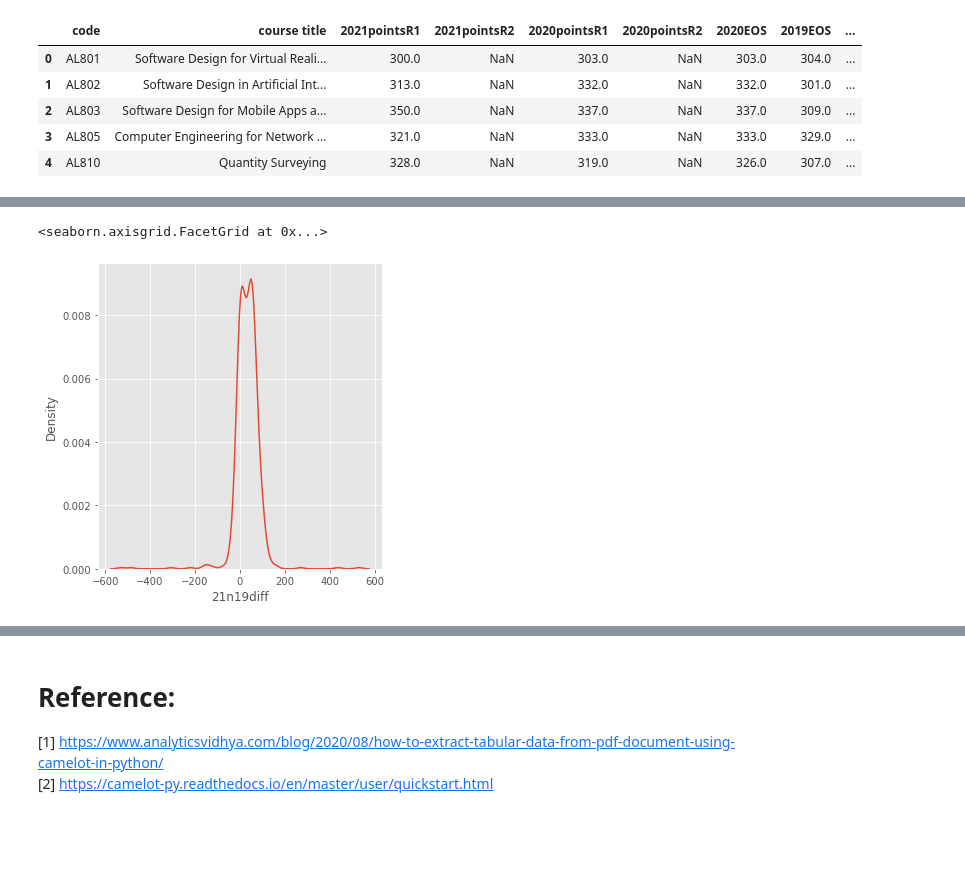
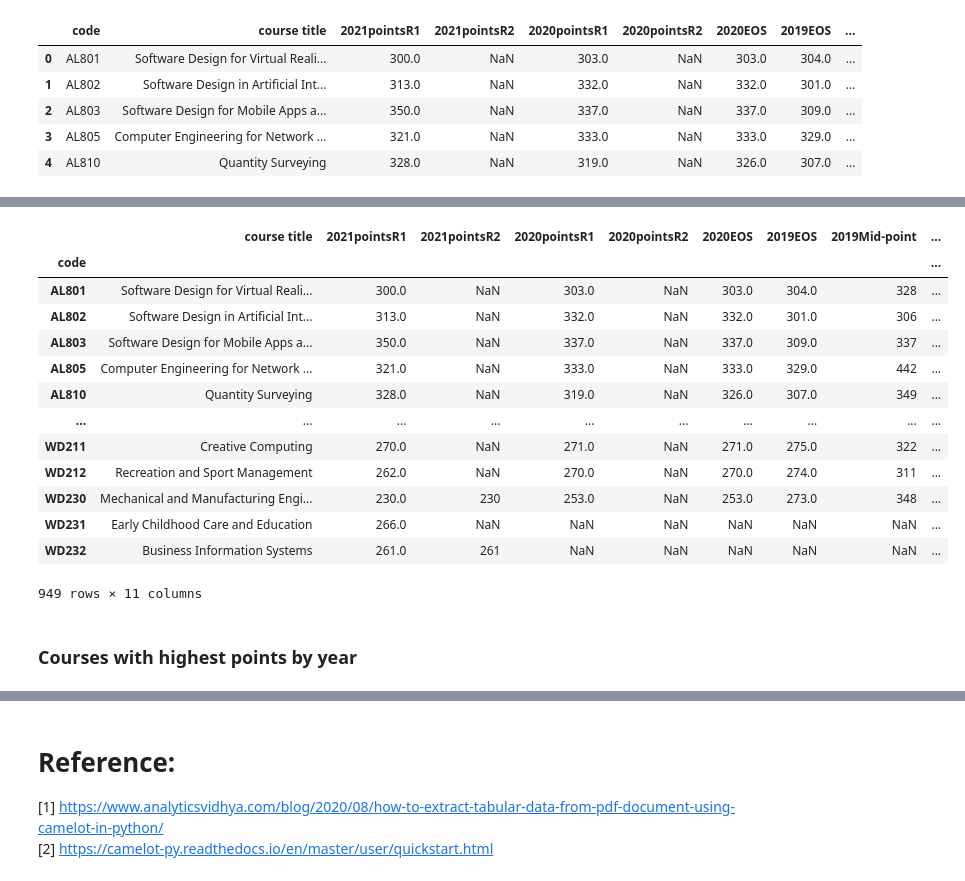
Before and after one commit to HazelIP/Fundamental_DA, a Jupyter notebook: CAO/cao.ipynb, the cells around one changed output, grey strips where cells are left out. Saved outputs shown, nothing was run; the diff lists cells and outputs as text; code cells hidden in the pictures; blank space fills up the shorter version.

```diff
--- a/CAO/cao.ipynb
+++ b/CAO/cao.ipynb
@@ -683,6 +709,0 @@ plt.show()
-# %%
-# rise in points in histogram
-sns.displot(data=courses_3yrs, x=courses_3yrs['21n19diff'], kind="kde")
-# %% [output]
-<seaborn.axisgrid.FacetGrid at 0x...>
-[figure, removed]
@@ -688,0 +712,19 @@ sns.displot(data=courses_3yrs, x=courses_3yrs['21n19diff'], kind="kde")
+# %%
+courses_3yrs.set_index("code")
+# %% [output]
+|  | course title | 2021pointsR1 | 2021pointsR2 | 2020pointsR1 | 2020pointsR2 | 2020EOS | 2019EOS | 2019Mid-point | ... |
+| code |  |  |  |  |  |  |  |  | ... |
+| AL801 | Software Design for Virtual Reali... | 300.0 | NaN | 303.0 | NaN | 303.0 | 304.0 | 328 | ... |
+| AL802 | Software Design in Artificial Int... | 313.0 | NaN | 332.0 | NaN | 332.0 | 301.0 | 306 | ... |
+| AL803 | Software Design for Mobile Apps a... | 350.0 | NaN | 337.0 | NaN | 337.0 | 309.0 | 337 | ... |
+| AL805 | Computer Engineering for Network ... | 321.0 | NaN | 333.0 | NaN | 333.0 | 329.0 | 442 | ... |
+| AL810 | Quantity Surveying | 328.0 | NaN | 319.0 | NaN | 326.0 | 307.0 | 349 | ... |
+| ... | ... | ... | ... | ... | ... | ... | ... | ... | ... |
+| WD211 | Creative Computing | 270.0 | NaN | 271.0 | NaN | 271.0 | 275.0 | 322 | ... |
+| WD212 | Recreation and Sport Management | 262.0 | NaN | 270.0 | NaN | 270.0 | 274.0 | 311 | ... |
+| WD230 | Mechanical and Manufacturing Engi... | 230.0 | 230 | 253.0 | NaN | 253.0 | 273.0 | 348 | ... |
+| WD231 | Early Childhood Care and Education | 266.0 | NaN | NaN | NaN | NaN | NaN | NaN | ... |
+| WD232 | Business Information Systems | 261.0 | 261 | NaN | NaN | NaN | NaN | NaN | ... |
+949 rows × 11 columns
+# %% [markdown]
+### Courses with highest points by year
```
Also changed, not shown: parts of 21 cells of this notebook, 18 other files.
